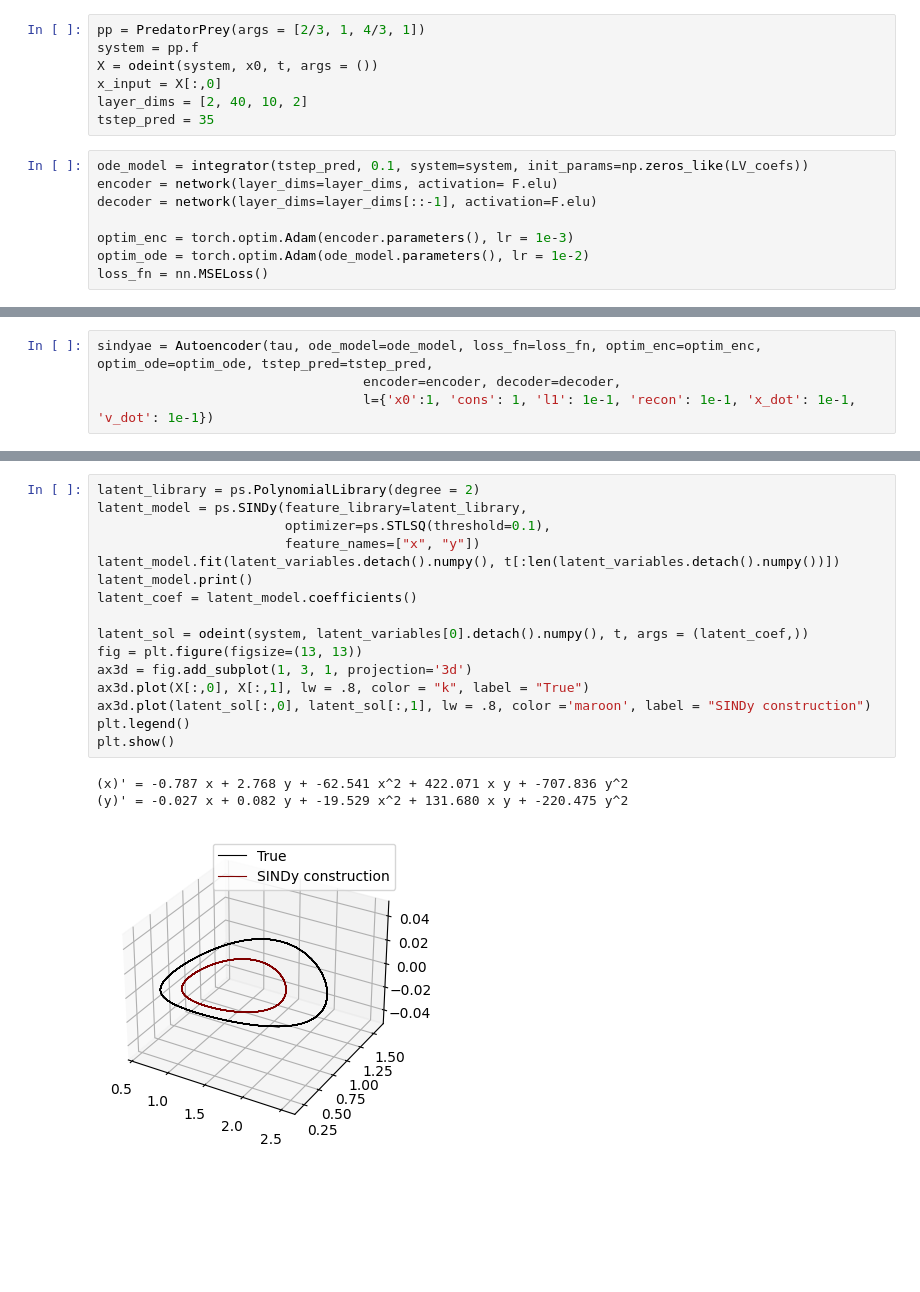
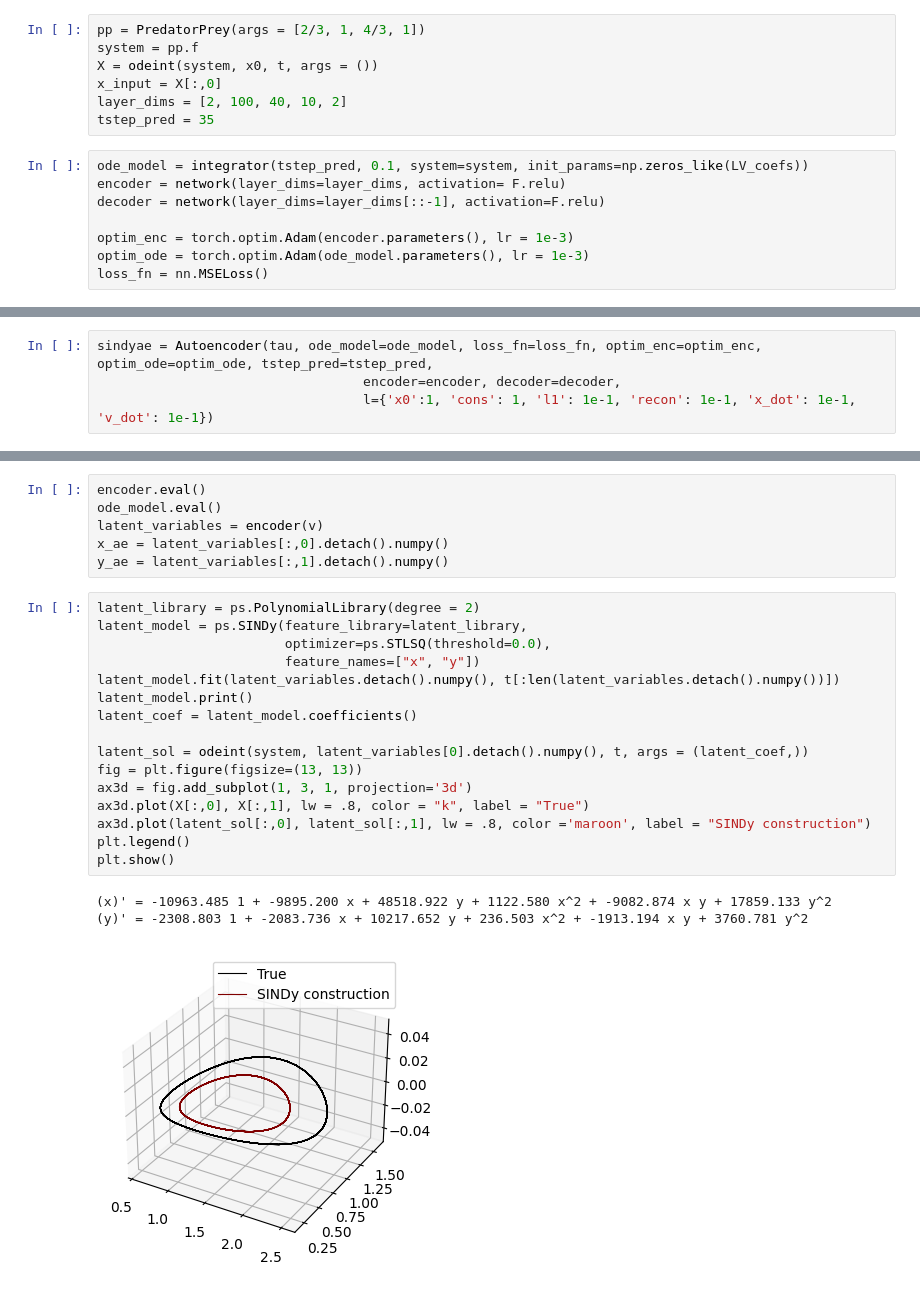
Before and after one commit to issaramro/RecoveringDynamics, a Jupyter notebook: lmd modified/lv_known_equ.ipynb, the cells around one changed output, grey strips where cells are left out. Cells and saved outputs as stored; diff of their text form; blank space fills up the shorter version.

```diff
--- a/lmd modified/lv_known_equ.ipynb
+++ b/lmd modified/lv_known_equ.ipynb
@@ -38,15 +37,15 @@ pp = PredatorPrey(args = [2/3, 1, 4/3, 1])
 system = pp.f
 X = odeint(system, x0, t, args = ())
 x_input = X[:,0]
-layer_dims = [2, 40, 10, 2]
+layer_dims = [2, 100, 40, 10, 2]
 tstep_pred = 35
 # %%
 ode_model = integrator(tstep_pred, 0.1, system=system, init_params=np.zeros_like(LV_coefs))
-encoder = network(layer_dims=layer_dims, activation= F.elu)
-decoder = network(layer_dims=layer_dims[::-1], activation=F.elu)
+encoder = network(layer_dims=layer_dims, activation= F.relu)
+decoder = network(layer_dims=layer_dims[::-1], activation=F.relu)
 
 optim_enc = torch.optim.Adam(encoder.parameters(), lr = 1e-3)
-optim_ode = torch.optim.Adam(ode_model.parameters(), lr = 1e-2)
+optim_ode = torch.optim.Adam(ode_model.parameters(), lr = 1e-3)
 loss_fn = nn.MSELoss()
 # %%
 v1 = np.array(xs[0: n - 2*tau]) #x(t)
@@ -127,20 +94,26 @@ plt.show()
+# %%
+encoder.eval()
+ode_model.eval()
+latent_variables = encoder(v)
+x_ae = latent_variables[:,0].detach().numpy()
+y_ae = latent_variables[:,1].detach().numpy()
 # %%
 latent_library = ps.PolynomialLibrary(degree = 2)
 latent_model = ps.SINDy(feature_library=latent_library,
-                        optimizer=ps.STLSQ(threshold=0.1),
+                        optimizer=ps.STLSQ(threshold=0.0),
                         feature_names=["x", "y"])
 latent_model.fit(latent_variables.detach().numpy(), t[:len(latent_variables.detach().numpy())])
 latent_model.print()
 latent_coef = latent_model.coefficients()
 
 latent_sol = odeint(system, latent_variables[0].detach().numpy(), t, args = (latent_coef,))
 fig = plt.figure(figsize=(13, 13))
 ax3d = fig.add_subplot(1, 3, 1, projection='3d')
 ax3d.plot(X[:,0], X[:,1], lw = .8, color = "k", label = "True")
 ax3d.plot(latent_sol[:,0], latent_sol[:,1], lw = .8, color ='maroon', label = "SINDy construction")
 plt.legend()
 plt.show()
 # %% [output]
-(x)' = -0.787 x + 2.768 y + -62.541 x^2 + 422.071 x y + -707.836 y^2
-(y)' = -0.027 x + 0.082 y + -19.529 x^2 + 131.680 x y + -220.475 y^2
+(x)' = -10963.485 1 + -9895.200 x + 48518.922 y + 1122.580 x^2 + -9082.874 x y + 17859.133 y^2
+(y)' = -2308.803 1 + -2083.736 x + 10217.652 y + 236.503 x^2 + -1913.194 x y + 3760.781 y^2
-[figure, old version]
+[figure, new version]
```
Also changed, not shown: parts of 3 cells of this notebook, 12 other files.
